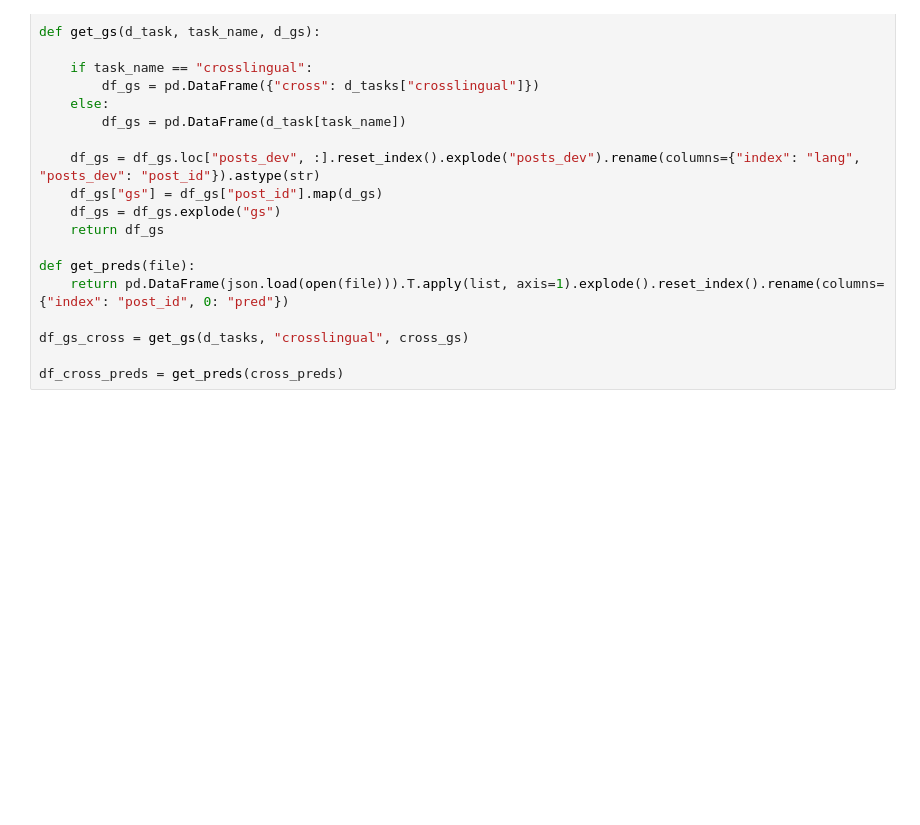
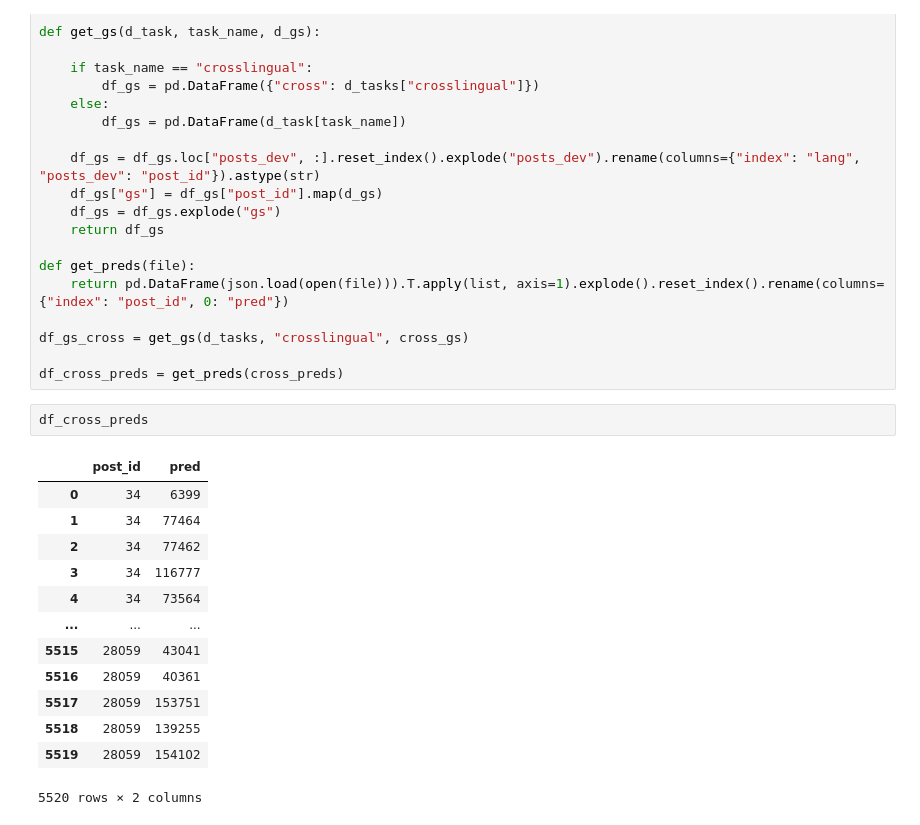
Before and after one commit to BecTome/semeval25-FactCheckedClaimRetrieval, a Jupyter notebook: nbs/error_analysis/cross-lingual.ipynb, the cells around one changed output. Saved outputs shown, nothing was run; the diff lists cells and outputs as text; blank space fills up the shorter version.

```diff
--- a/nbs/error_analysis/cross-lingual.ipynb
+++ b/nbs/error_analysis/cross-lingual.ipynb
@@ -29,3 +29,19 @@ def get_preds(file):
 df_gs_cross = get_gs(d_tasks, "crosslingual", cross_gs)
 
 df_cross_preds = get_preds(cross_preds)
+# %%
+df_cross_preds
+# %% [output]
+|  | post_id | pred |
+| 0 | 34 | 6399 |
+| 1 | 34 | 77464 |
+| 2 | 34 | 77462 |
+| 3 | 34 | 116777 |
+| 4 | 34 | 73564 |
+| ... | ... | ... |
+| 5515 | 28059 | 43041 |
+| 5516 | 28059 | 40361 |
+| 5517 | 28059 | 153751 |
+| 5518 | 28059 | 139255 |
+| 5519 | 28059 | 154102 |
+5520 rows × 2 columns
```
Also changed, not shown: parts of 9 cells of this notebook, 2 other files.
